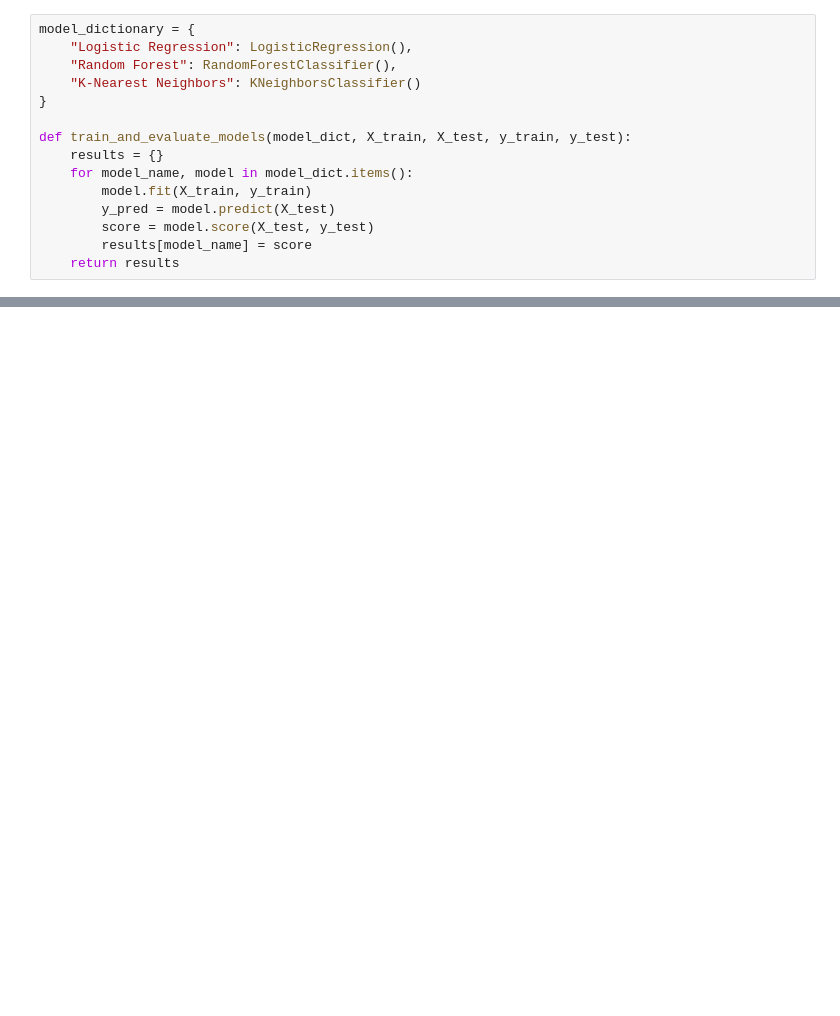
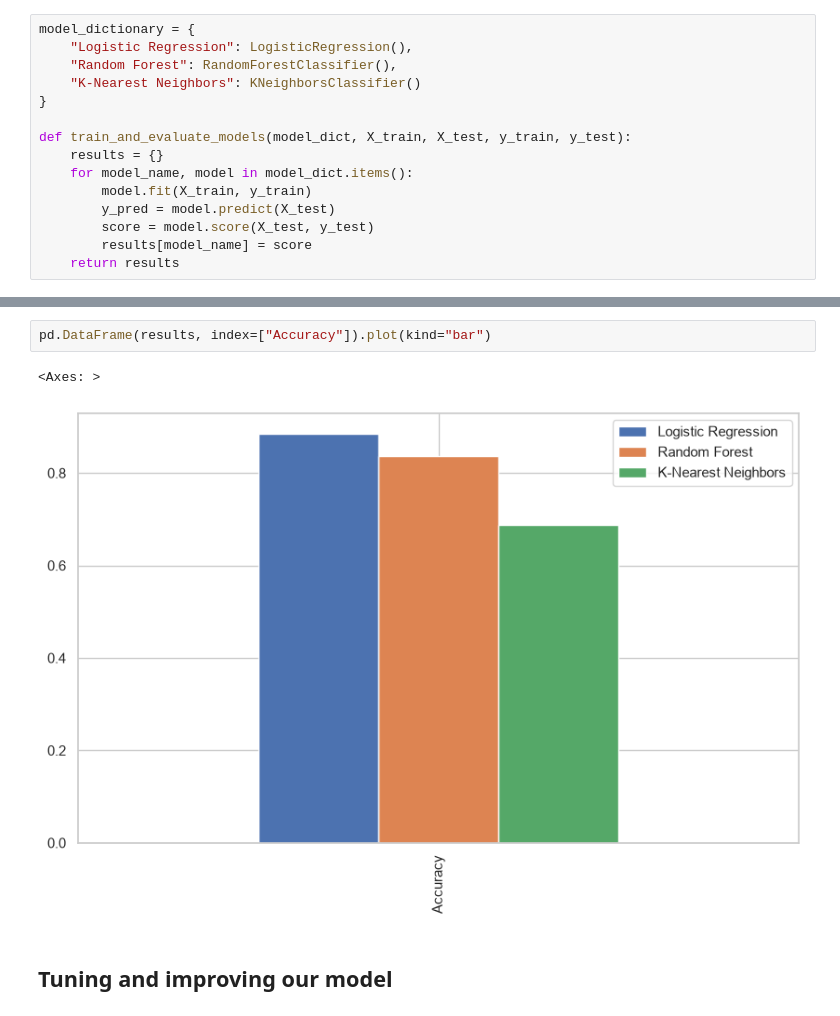
Before and after one commit to bmg1mike/heart-disease-prediction, a Jupyter notebook: src/heart_disease_project/main.ipynb, the cells around one changed output, grey strips where cells are left out. Cells and saved outputs as stored; diff of their text form; blank space fills up the shorter version.

```diff
--- a/src/heart_disease_project/main.ipynb
+++ b/src/heart_disease_project/main.ipynb
@@ -247,0 +248,7 @@ Please also refer to the documentation for alternative solver options:
+# %%
+pd.DataFrame(results, index=["Accuracy"]).plot(kind="bar")
+# %% [output]
+<Axes: >
+[figure, added]
+# %% [markdown]
+## Tuning and improving our model
```
Also changed, not shown: parts of 4 cells of this notebook.
